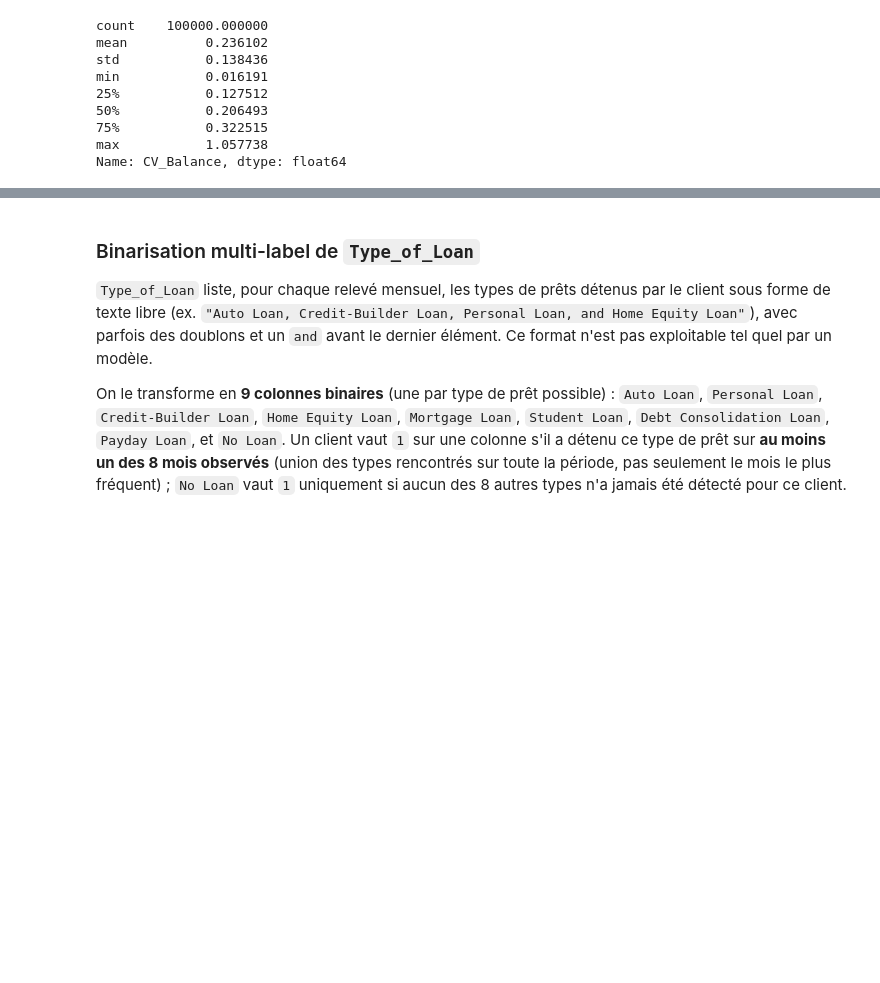
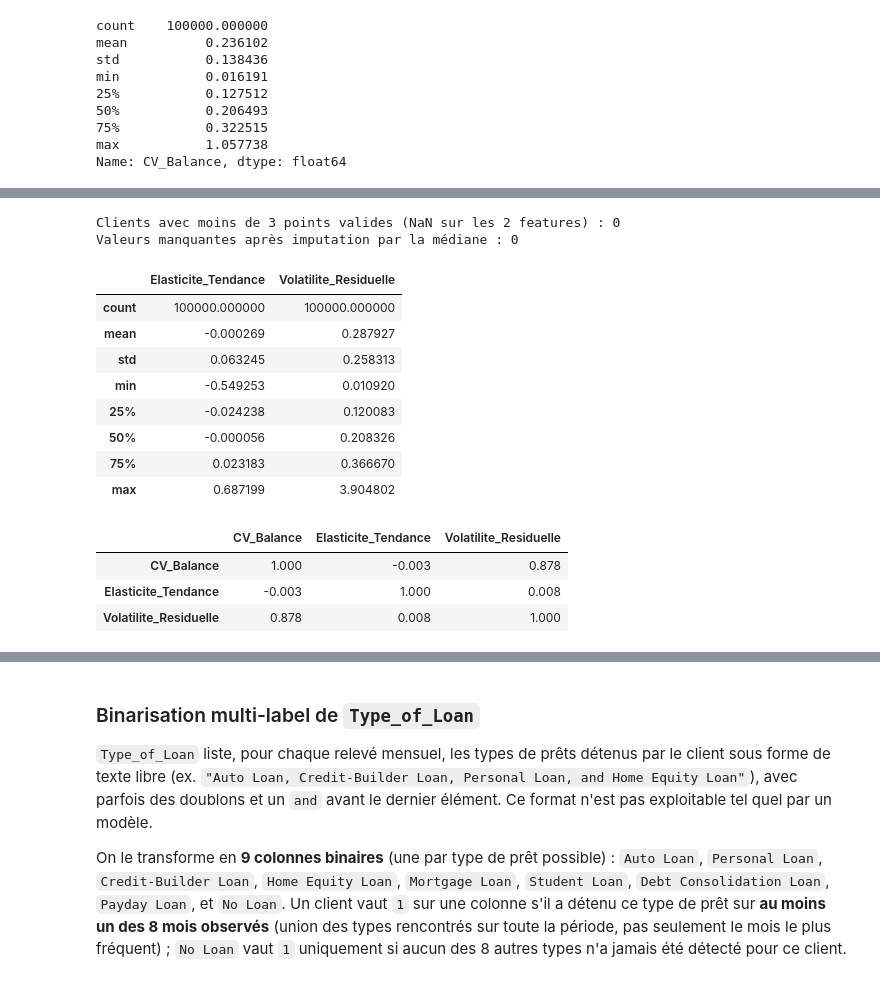
Before and after one commit to Zakaria-Mamouri/Scoring-et-Segmentation-Client, a Jupyter notebook: notebooks/03_feature_engineering.ipynb, the cells around one changed output, grey strips where cells are left out. Cells and saved outputs as stored; diff of their text form; code cells hidden in the pictures; blank space fills up the shorter version.

```diff
--- a/notebooks/03_feature_engineering.ipynb
+++ b/notebooks/03_feature_engineering.ipynb
@@ -113,0 +202,33 @@ Name: CV_Balance, dtype: float64
+# %%
+n_clients_nan = int(elasticite_v2['Elasticite_Tendance'].isna().sum())
+print(f"Clients avec moins de 3 points valides (NaN sur les 2 features) : {n_clients_nan}")
+
+mediane_tendance = df['Elasticite_Tendance'].median()
+mediane_volatilite = df['Volatilite_Residuelle'].median()
+df['Elasticite_Tendance'] = df['Elasticite_Tendance'].fillna(mediane_tendance)
+df['Volatilite_Residuelle'] = df['Volatilite_Residuelle'].fillna(mediane_volatilite)
+
+print(f"Valeurs manquantes après imputation par la médiane : "
+      f"{df[['Elasticite_Tendance', 'Volatilite_Residuelle']].isnull().sum().sum()}")
+df[['Elasticite_Tendance', 'Volatilite_Residuelle']].describe()
+# %% [output]
+Clients avec moins de 3 points valides (NaN sur les 2 features) : 0
+Valeurs manquantes après imputation par la médiane : 0
+|  | Elasticite_Tendance | Volatilite_Residuelle |
+| count | 100000.000000 | 100000.000000 |
+| mean | -0.000269 | 0.287927 |
+| std | 0.063245 | 0.258313 |
+| min | -0.549253 | 0.010920 |
+| 25% | -0.024238 | 0.120083 |
+| 50% | -0.000056 | 0.208326 |
+| 75% | 0.023183 | 0.366670 |
+| max | 0.687199 | 3.904802 |
+# %%
+profil_elasticite = df[['Customer_ID', 'CV_Balance', 'Elasticite_Tendance', 'Volatilite_Residuelle']].drop_duplicates('Customer_ID')
+correlation_elasticite = profil_elasticite[['CV_Balance', 'Elasticite_Tendance', 'Volatilite_Residuelle']].corr()
+correlation_elasticite.round(3)
+# %% [output]
+|  | CV_Balance | Elasticite_Tendance | Volatilite_Residuelle |
+| CV_Balance | 1.000 | -0.003 | 0.878 |
+| Elasticite_Tendance | -0.003 | 1.000 | 0.008 |
+| Volatilite_Residuelle | 0.878 | 0.008 | 1.000 |
```
Also changed, not shown: parts of 9 cells of this notebook, 3 other files.
